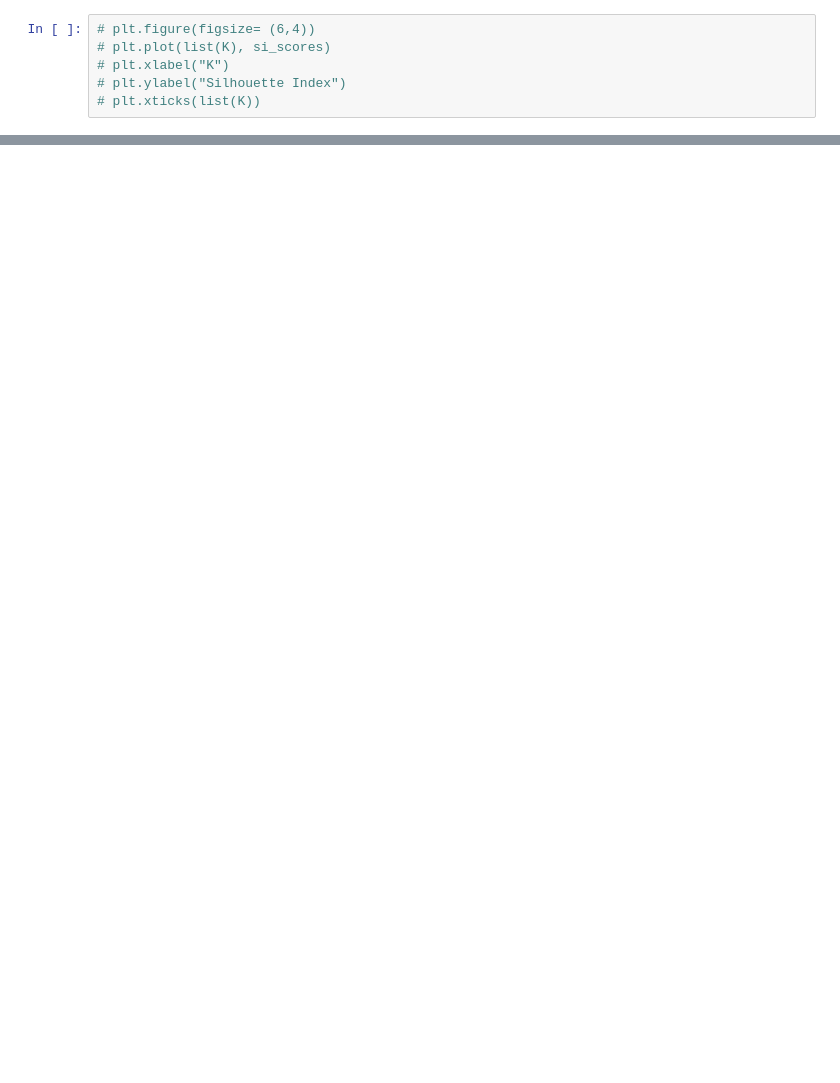
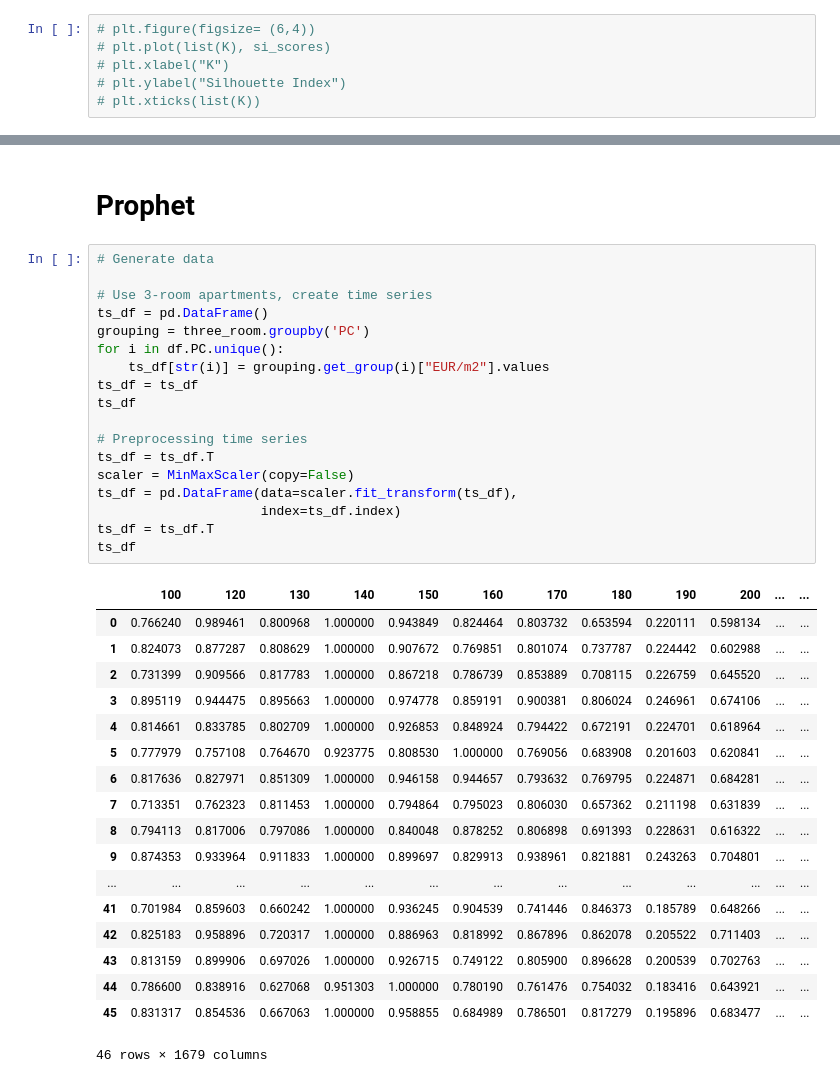
Before and after one commit to atreyaray/OP-Forecasting-Future-House-Prices, a Jupyter notebook: notebooks/Ray Folder/perf_comparison.ipynb, the cells around one changed output, grey strips where cells are left out. Saved outputs shown, nothing was run; the diff lists cells and outputs as text; blank space fills up the shorter version.

Commit message:
prophet code added

```diff
--- a/notebooks/Ray Folder/perf_comparison.ipynb
+++ b/notebooks/Ray Folder/perf_comparison.ipynb
@@ -155,0 +146,39 @@ plt.savefig("./outputs/kmeans_sse.png")
+# %% [markdown]
+# Prophet
+# %%
+# Generate data
+
+# Use 3-room apartments, create time series
+ts_df = pd.DataFrame()
+grouping = three_room.groupby('PC')
+for i in df.PC.unique():
+    ts_df[str(i)] = grouping.get_group(i)["EUR/m2"].values
+ts_df = ts_df
+ts_df
+
+# Preprocessing time series
+ts_df = ts_df.T
+scaler = MinMaxScaler(copy=False)
+ts_df = pd.DataFrame(data=scaler.fit_transform(ts_df),
+                     index=ts_df.index)
+ts_df = ts_df.T
+ts_df
+# %% [output]
+|  | 100 | 120 | 130 | 140 | 150 | 160 | 170 | 180 | 190 | 200 | ... | ... |
+| 0 | 0.766240 | 0.989461 | 0.800968 | 1.000000 | 0.943849 | 0.824464 | 0.803732 | 0.653594 | 0.220111 | 0.598134 | ... | ... |
+| 1 | 0.824073 | 0.877287 | 0.808629 | 1.000000 | 0.907672 | 0.769851 | 0.801074 | 0.737787 | 0.224442 | 0.602988 | ... | ... |
+| 2 | 0.731399 | 0.909566 | 0.817783 | 1.000000 | 0.867218 | 0.786739 | 0.853889 | 0.708115 | 0.226759 | 0.645520 | ... | ... |
+| 3 | 0.895119 | 0.944475 | 0.895663 | 1.000000 | 0.974778 | 0.859191 | 0.900381 | 0.806024 | 0.246961 | 0.674106 | ... | ... |
+| 4 | 0.814661 | 0.833785 | 0.802709 | 1.000000 | 0.926853 | 0.848924 | 0.794422 | 0.672191 | 0.224701 | 0.618964 | ... | ... |
+| 5 | 0.777979 | 0.757108 | 0.764670 | 0.923775 | 0.808530 | 1.000000 | 0.769056 | 0.683908 | 0.201603 | 0.620841 | ... | ... |
+| 6 | 0.817636 | 0.827971 | 0.851309 | 1.000000 | 0.946158 | 0.944657 | 0.793632 | 0.769795 | 0.224871 | 0.684281 | ... | ... |
+| 7 | 0.713351 | 0.762323 | 0.811453 | 1.000000 | 0.794864 | 0.795023 | 0.806030 | 0.657362 | 0.211198 | 0.631839 | ... | ... |
+| 8 | 0.794113 | 0.817006 | 0.797086 | 1.000000 | 0.840048 | 0.878252 | 0.806898 | 0.691393 | 0.228631 | 0.616322 | ... | ... |
+| 9 | 0.874353 | 0.933964 | 0.911833 | 1.000000 | 0.899697 | 0.829913 | 0.938961 | 0.821881 | 0.243263 | 0.704801 | ... | ... |
+| ... | ... | ... | ... | ... | ... | ... | ... | ... | ... | ... | ... | ... |
+| 41 | 0.701984 | 0.859603 | 0.660242 | 1.000000 | 0.936245 | 0.904539 | 0.741446 | 0.846373 | 0.185789 | 0.648266 | ... | ... |
+| 42 | 0.825183 | 0.958896 | 0.720317 | 1.000000 | 0.886963 | 0.818992 | 0.867896 | 0.862078 | 0.205522 | 0.711403 | ... | ... |
+| 43 | 0.813159 | 0.899906 | 0.697026 | 1.000000 | 0.926715 | 0.749122 | 0.805900 | 0.896628 | 0.200539 | 0.702763 | ... | ... |
+| 44 | 0.786600 | 0.838916 | 0.627068 | 0.951303 | 1.000000 | 0.780190 | 0.761476 | 0.754032 | 0.183416 | 0.643921 | ... | ... |
+| 45 | 0.831317 | 0.854536 | 0.667063 | 1.000000 | 0.958855 | 0.684989 | 0.786501 | 0.817279 | 0.195896 | 0.683477 | ... | ... |
+46 rows × 1679 columns
```
Also changed, not shown: parts of 9 cells of this notebook, 1 other file.
